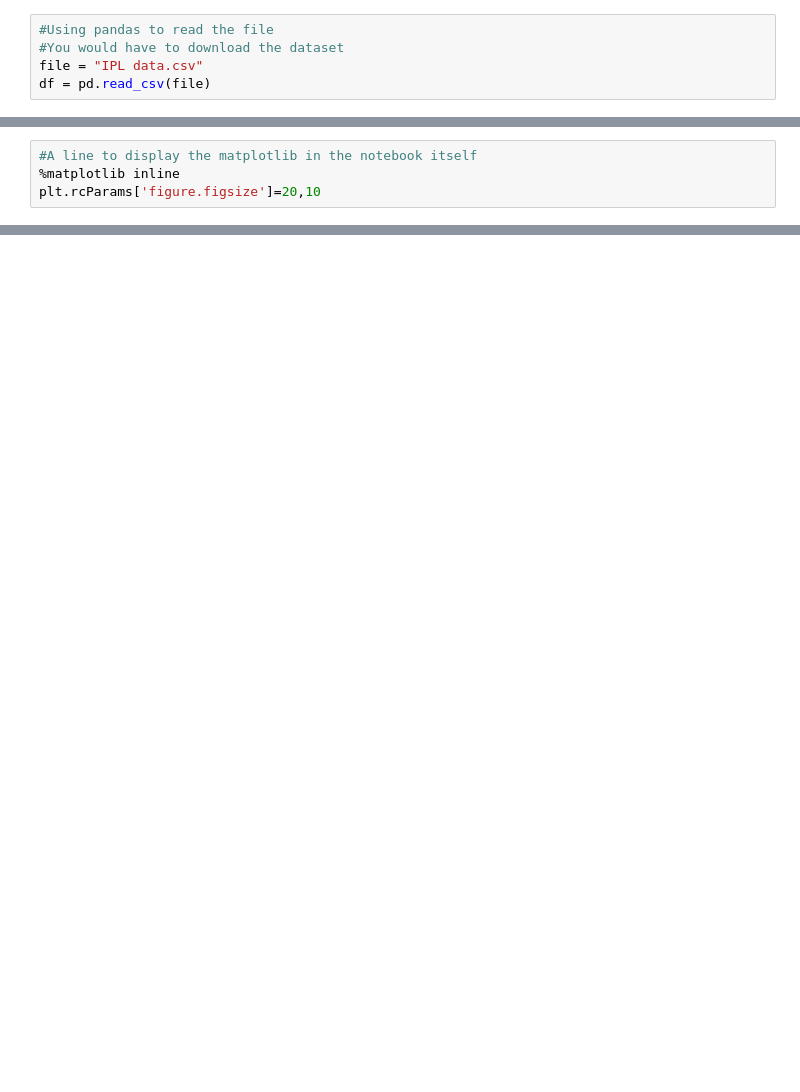
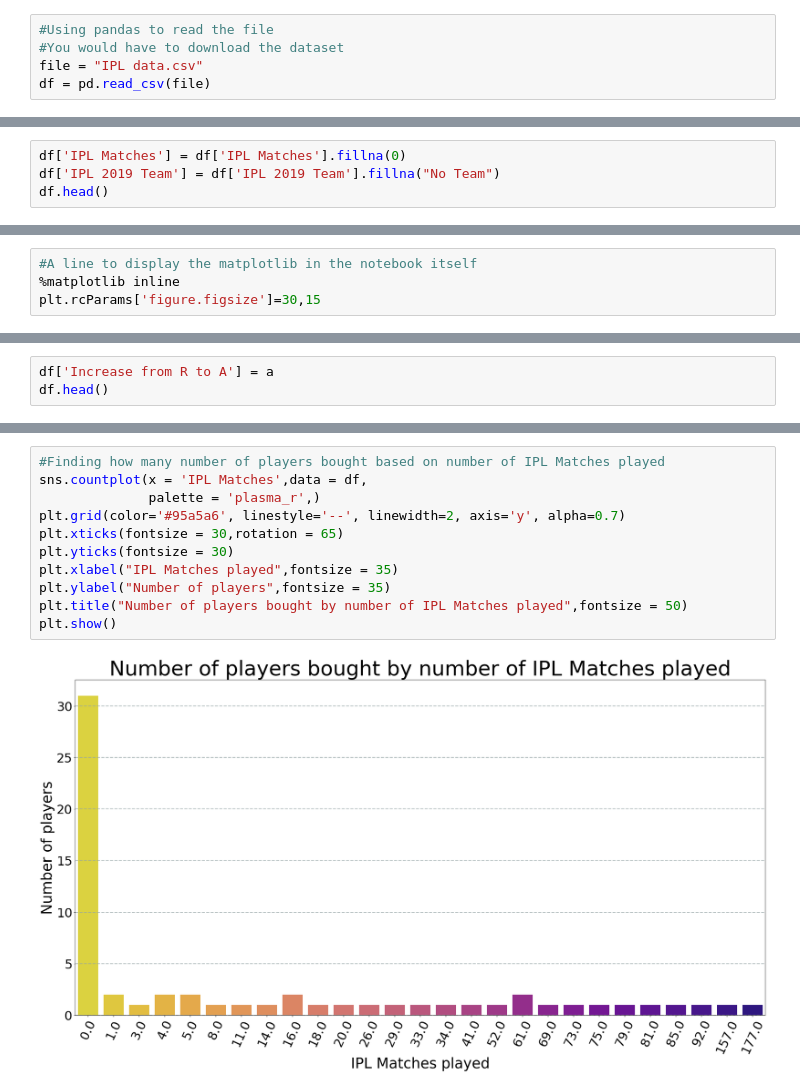
Before and after one commit to Thesavagecoder7784/Statistical-Data-Analysis-With-Pandas, a Jupyter notebook: Analysis of IPL Auction 2020.ipynb, the cells around one changed output, grey strips where cells are left out. Drawn from its saved outputs; the diff is of its cells as text; blank space fills up the shorter version.

```diff
--- a/Analysis of IPL Auction 2020.ipynb
+++ b/Analysis of IPL Auction 2020.ipynb
@@ -19,7 +20,3 @@ df.head()
 | 2 | 3 | 1 | BA1 | Robin Uthappa | NaN | Batsman | 177.0 | Capped | ... |
 | 3 | 4 | 1 | BA1 | Jason Roy | NaN | Batsman | 8.0 | Capped | ... |
 | 4 | 5 | 1 | BA1 | Aaron Finch | NaN | Batsman | 75.0 | Capped | ... |
-# %%
-#A line to display the matplotlib in the notebook itself
-%matplotlib inline
-plt.rcParams['figure.figsize']=20,10
@@ -226,0 +23,4 @@ I recommend you to play around with the matplotlib.pyplot functions
+# %%
+df['IPL Matches'] = df['IPL Matches'].fillna(0)
+df['IPL 2019 Team'] = df['IPL 2019 Team'].fillna("No Team")
+df.head()
@@ -226,0 +39,4 @@ I recommend you to play around with the matplotlib.pyplot functions
+# %%
+#A line to display the matplotlib in the notebook itself
+%matplotlib inline
+plt.rcParams['figure.figsize']=30,15
@@ -226,0 +62,3 @@ I recommend you to play around with the matplotlib.pyplot functions
+# %%
+df['Increase from R to A'] = a
+df.head()
@@ -226,0 +97,13 @@ I recommend you to play around with the matplotlib.pyplot functions
+# %%
+#Finding how many number of players bought based on number of IPL Matches played
+sns.countplot(x = 'IPL Matches',data = df,
+              palette = 'plasma_r',)
+plt.grid(color='#95a5a6', linestyle='--', linewidth=2, axis='y', alpha=0.7)
+plt.xticks(fontsize = 30,rotation = 65)
+plt.yticks(fontsize = 30)
+plt.xlabel("IPL Matches played",fontsize = 35)
+plt.ylabel("Number of players",fontsize = 35)
+plt.title("Number of players bought by number of IPL Matches played",fontsize = 50)
+plt.show()
+# %% [output]
+[figure, added]
```
Also changed, not shown: parts of 37 cells of this notebook.
